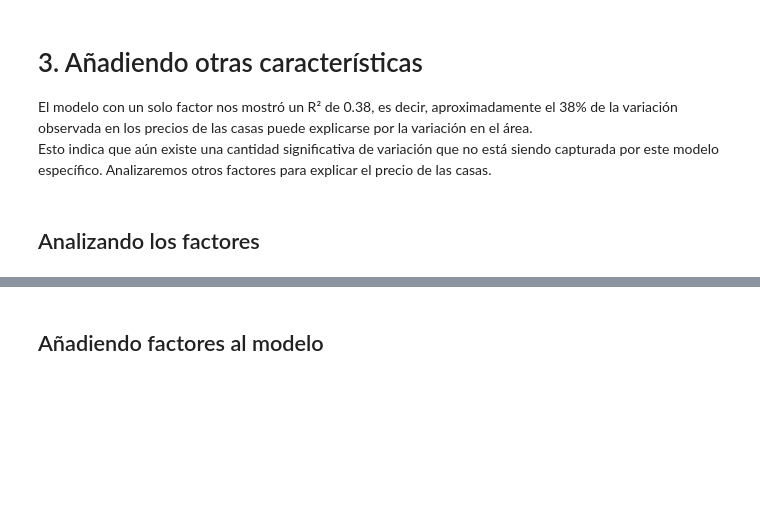
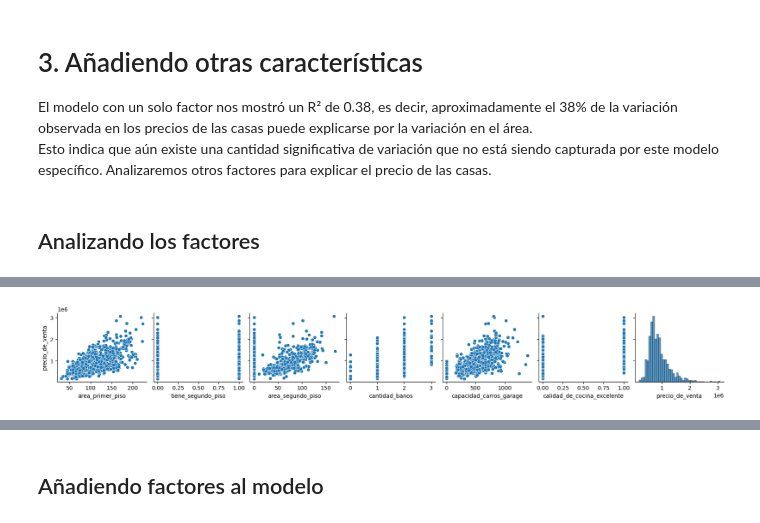
Before and after one commit to MarteDevs/Relaciones-con-regresion-lineal, a Jupyter notebook: precios_de_inmuebles_regresion_lineal.ipynb, the cells around one changed output, grey strips where cells are left out. Saved outputs shown, nothing was run; the diff lists cells and outputs as text; code cells hidden in the pictures; blank space fills up the shorter version.

```diff
--- a/precios_de_inmuebles_regresion_lineal.ipynb
+++ b/precios_de_inmuebles_regresion_lineal.ipynb
@@ -379,0 +414,7 @@ Esto indica que aún existe una cantidad significativa de variación que no est
+# %%
+#Vamos a analizar solamente y_vars='precio_de_venta'
+sns.pairplot(datos, y_vars='precio_de_venta')
+plt.show()
+# centralizamos los datos y solo oobservamos los datos que queremos ver o los graficos de dispersion
+# %% [output]
+[figure, added]
```
Also changed, not shown: parts of 70 cells of this notebook.
